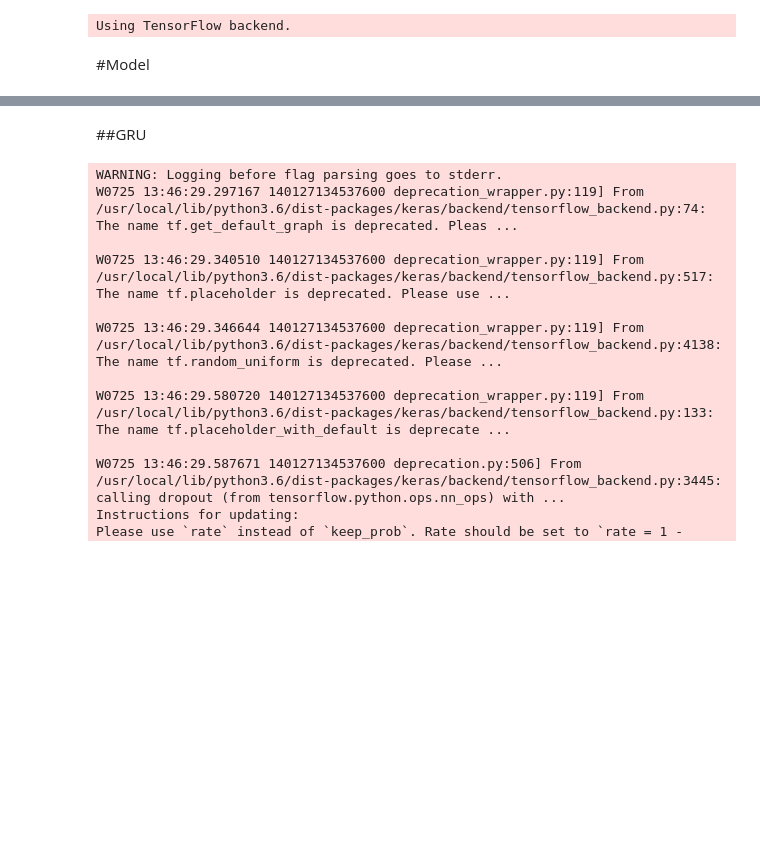
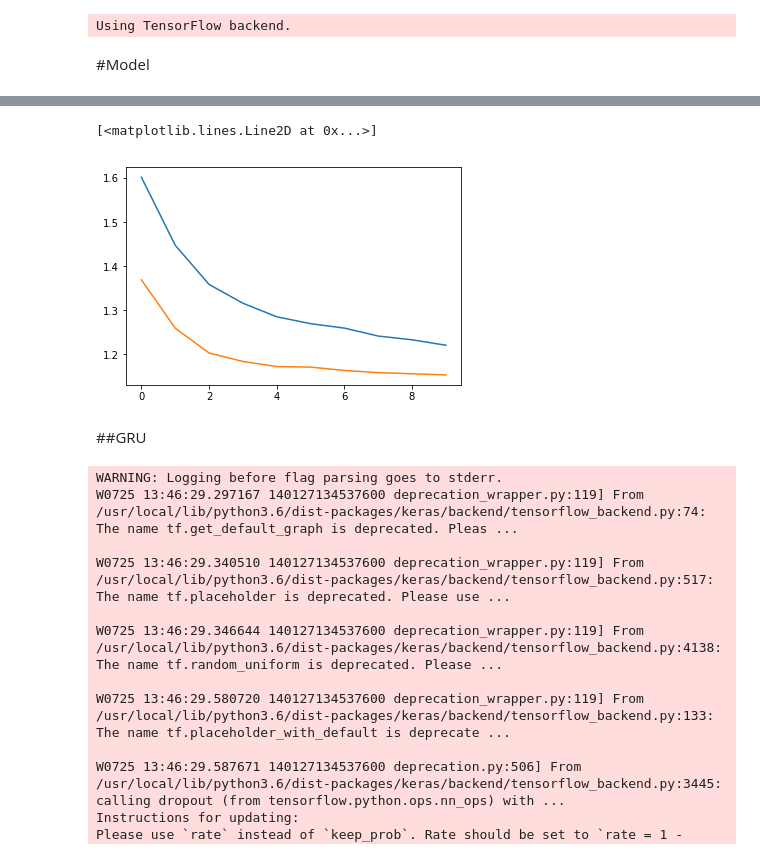
Before and after one commit to AnirbanMukherjeeXD/amazon-sentiment-analysis, a Jupyter notebook: LSTM_30_Sentiment_Analysis.ipynb, the cells around one changed output, grey strips where cells are left out. Cells and saved outputs as stored; diff of their text form; code cells hidden in the pictures; blank space fills up the shorter version.

```diff
--- a/LSTM_30_Sentiment_Analysis.ipynb
+++ b/LSTM_30_Sentiment_Analysis.ipynb
@@ -73,3 +122,9 @@ from keras.models import Sequential
+# %%
+plt.plot(history.history['loss'])
+plt.plot(history.history['val_loss'])
+# %% [output]
+[<matplotlib.lines.Line2D at 0x...>]
+[figure, added]
 # %% [markdown]
 ##GRU
 # %%
```
Also changed, not shown: parts of 8 cells of this notebook.
